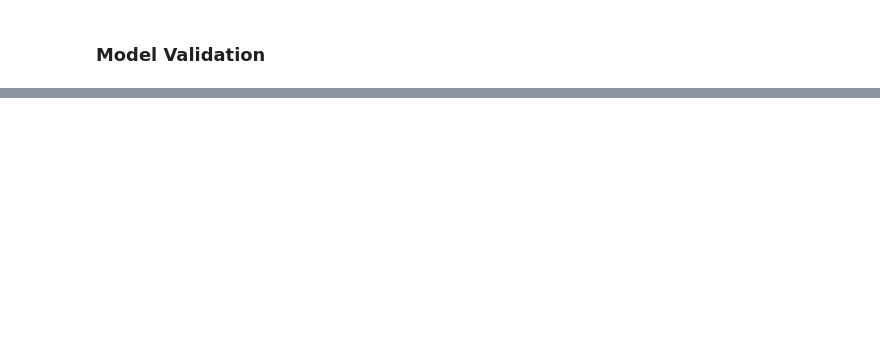
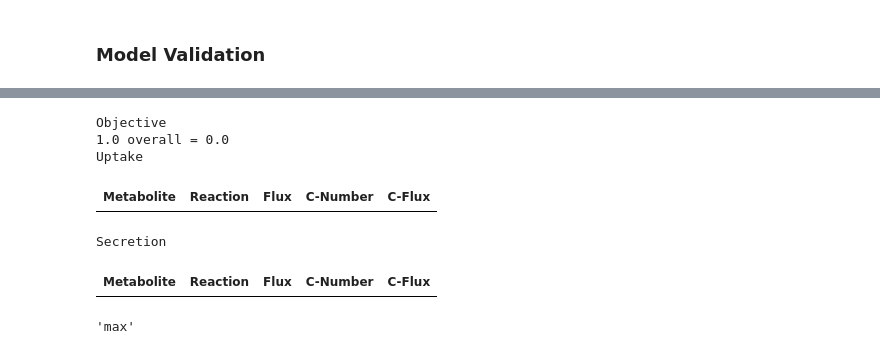
Before and after one commit to SergioPachonDotor/Methanosarcina-acetivorans-model, a Jupyter notebook: Model_assembler.ipynb, the cells around one changed output, grey strips where cells are left out. Cells and saved outputs as stored; diff of their text form; code cells hidden in the pictures; blank space fills up the shorter version.

```diff
--- a/Model_assembler.ipynb
+++ b/Model_assembler.ipynb
@@ -111,0 +219,13 @@ COBRA warnings in validation, check error log for details.
+# %%
+model.summary()
+# %% [output]
+Objective
+1.0 overall = 0.0
+Uptake
+| Metabolite | Reaction | Flux | C-Number | C-Flux |
+Secretion
+| Metabolite | Reaction | Flux | C-Number | C-Flux |
+# %%
+model.objective.direction
+# %% [output]
+'max'
```
Also changed, not shown: parts of 16 cells of this notebook, 5 other files.
